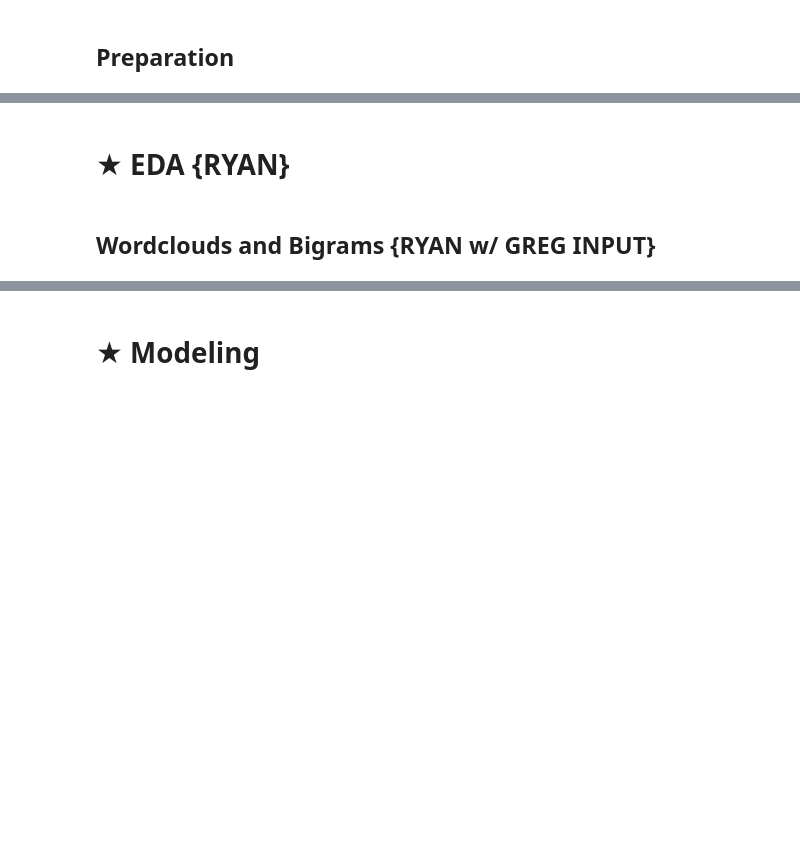
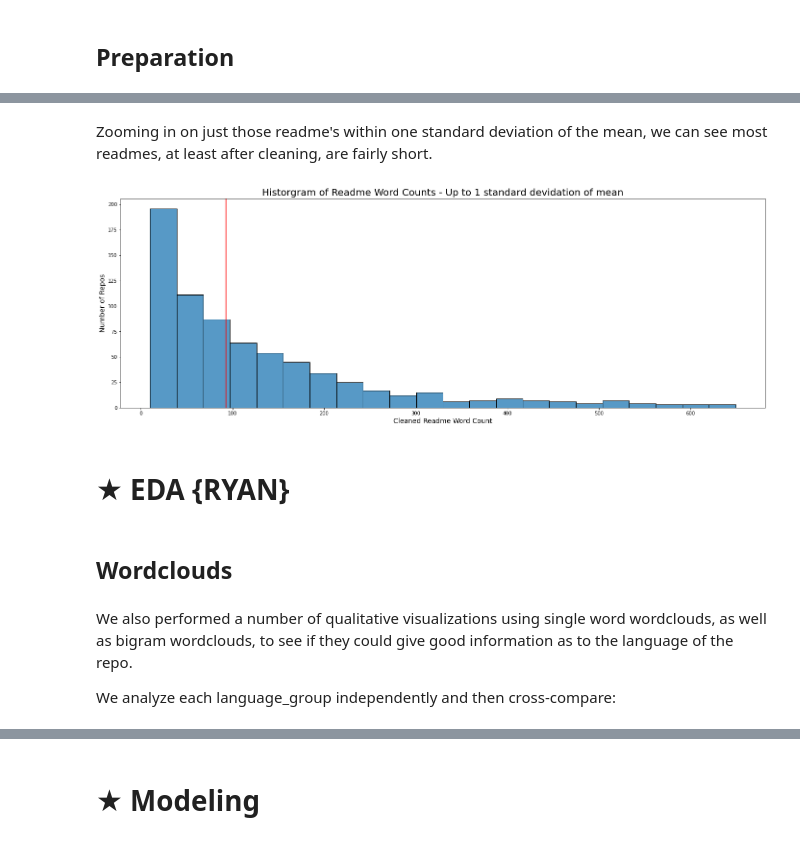
Before and after one commit to laskowski-maggard-miller/nlp_project, a Jupyter notebook: Repo_Analysis_Final.ipynb, the cells around one changed output, grey strips where cells are left out. Drawn from its saved outputs; the diff is of its cells as text; code cells hidden in the pictures; blank space fills up the shorter version.

```diff
--- a/Repo_Analysis_Final.ipynb
+++ b/Repo_Analysis_Final.ipynb
@@ -112,3 +246,17 @@ pd.set_option('display.max_columns', None)
+# %% [markdown]
+Zooming in on just those readme's within one standard deviation of the mean, we can see most readmes, at least after cleaning, are fairly short.
+# %%
+df_removed_high = df[df.cleaned_length < 662]
+
+plt.figure(figsize = (24,8))
+sns.histplot(x=df_removed_high.cleaned_length)
+plt.xlabel('Cleaned Readme Word Count', size = 14)
+plt.ylabel('Number of Repos', size = 14)
+plt.title("Historgram of Readme Word Counts - Up to 1 standard devidation of mean", size = 20)
+plt.axvline(93, c = 'red')
+plt.show()
+# %% [output]
+[figure, added]
 # %% [markdown]
 # $\bigstar$ EDA {RYAN}
 # %%
@@ -118,4 +266,4 @@ pd.set_option('display.max_columns', None)
 # %%
 # Does unique words as a percentage of total words have an impact?  OR TF-IDF IF IT MAKES SENSE
 # %% [markdown]
-## Wordclouds and Bigrams {RYAN w/ GREG INPUT}
+## Wordclouds
@@ -123,0 +270,4 @@ pd.set_option('display.max_columns', None)
+# %% [markdown]
+We also performed a number of qualitative visualizations using single word wordclouds, as well as bigram wordclouds, to see if they could give good information as to the language of the repo.
+
+We analyze each language_group independently and then cross-compare:
```
Also changed, not shown: parts of 87 cells of this notebook.
